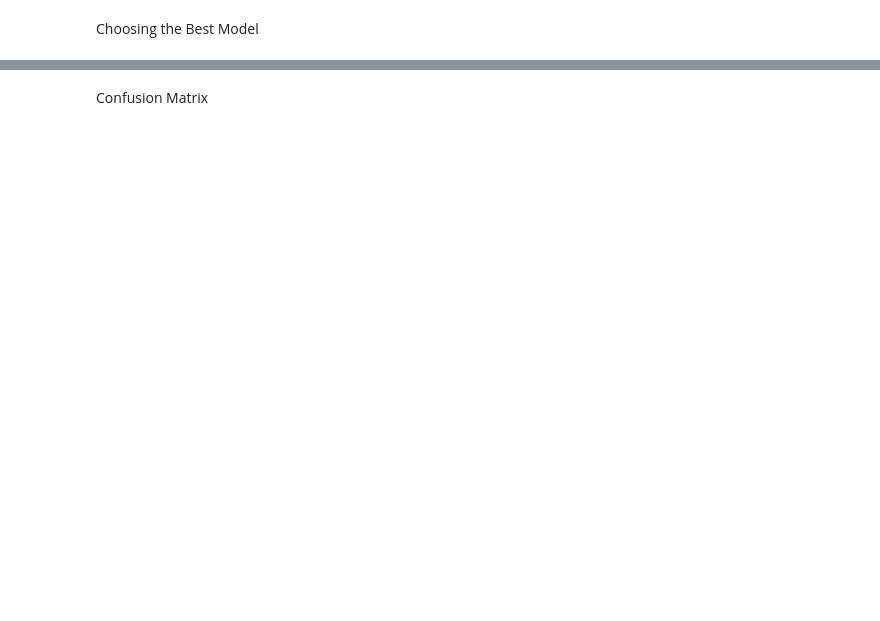
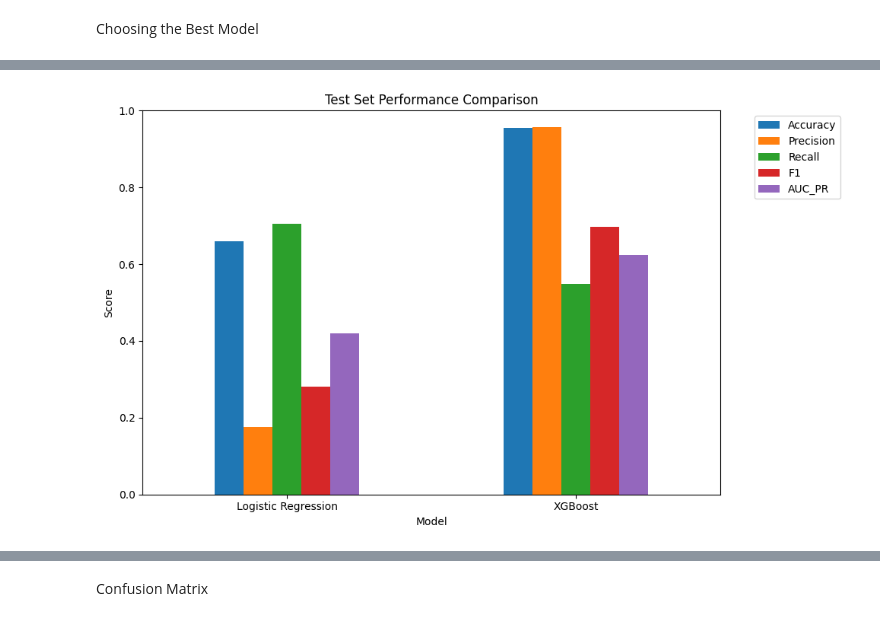
Before and after one commit to Elbethel-dan/fraud-detection, a Jupyter notebook: notebooks/model_building_and_training.ipynb, the cells around one changed output, grey strips where cells are left out. Drawn from its saved outputs; the diff is of its cells as text; code cells hidden in the pictures; blank space fills up the shorter version.

Commit message:
Update adding result descriptions

```diff
--- a/notebooks/model_building_and_training.ipynb
+++ b/notebooks/model_building_and_training.ipynb
@@ -94,0 +126,4 @@ Justification: Random Forest was selected based on the highest mean AUC-PR acros
+# %%
+plot_test_metrics(results)
+# %% [output]
+[figure, added]
```
Also changed, not shown: parts of 24 cells of this notebook.
